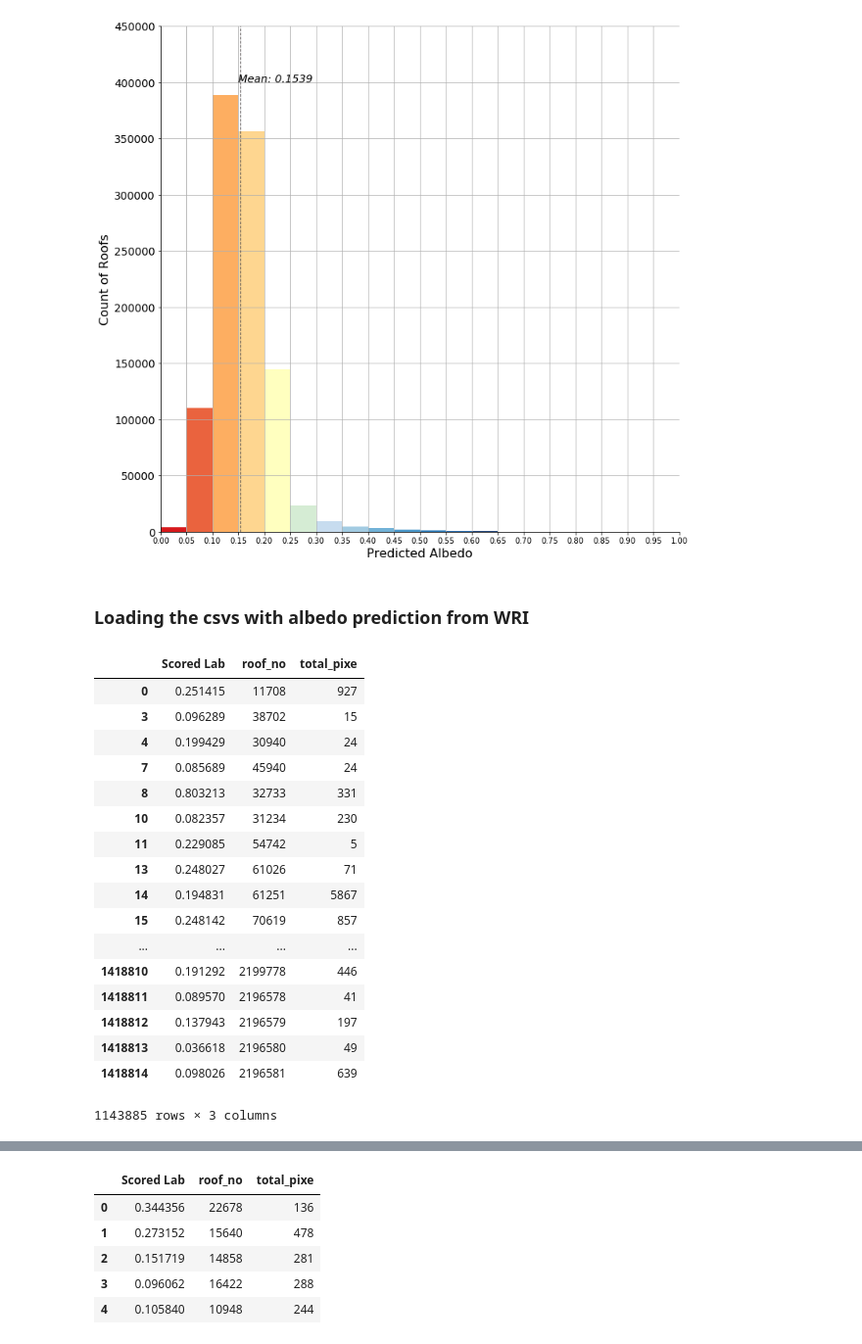
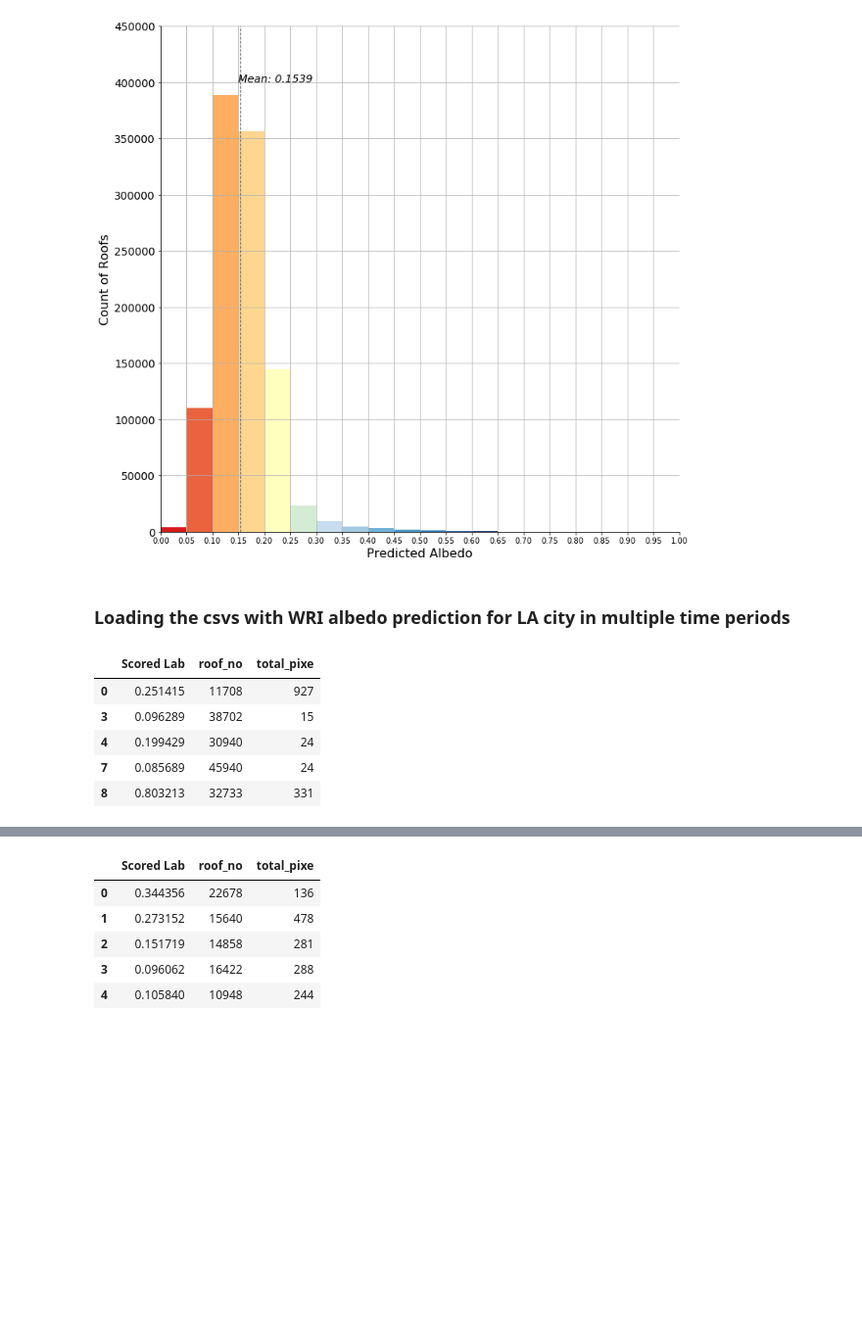
Before and after one commit to wri/UrbanHeatMitigation, a Jupyter notebook: notebooks/Vizualization/core_histogram_albedo_prediction.ipynb, the cells around one changed output, grey strips where cells are left out. Shown at 98% size. Cells and saved outputs as stored; diff of their text form; code cells hidden in the pictures; blank space fills up the shorter version.

```diff
--- a/notebooks/Vizualization/core_histogram_albedo_prediction.ipynb
+++ b/notebooks/Vizualization/core_histogram_albedo_prediction.ipynb
@@ -69,32 +68,20 @@ plt.show()
 # %% [output]
 [figure]
 # %% [markdown]
-### Loading the csvs with albedo prediction from WRI
+### Loading the csvs with WRI albedo prediction for LA city in multiple time periods
 # %%
 # prediction for LA city 2009
 
 df_2009 = pd.read_csv('pred_LA_city_2009_train-50m_pred-rf-norm_10-23_trim.csv')
 df_2009 = df_2009.sort_values('total_pixe', ascending=False).drop_duplicates('roof_no').sort_index()
-df_2009
+df_2009.head()
 # %% [output]
 |  | Scored Lab | roof_no | total_pixe |
 | 0 | 0.251415 | 11708 | 927 |
 | 3 | 0.096289 | 38702 | 15 |
 | 4 | 0.199429 | 30940 | 24 |
 | 7 | 0.085689 | 45940 | 24 |
 | 8 | 0.803213 | 32733 | 331 |
-| 10 | 0.082357 | 31234 | 230 |
-| 11 | 0.229085 | 54742 | 5 |
-| 13 | 0.248027 | 61026 | 71 |
-| 14 | 0.194831 | 61251 | 5867 |
-| 15 | 0.248142 | 70619 | 857 |
-| ... | ... | ... | ... |
-| 1418810 | 0.191292 | 2199778 | 446 |
-| 1418811 | 0.089570 | 2196578 | 41 |
-| 1418812 | 0.137943 | 2196579 | 197 |
-| 1418813 | 0.036618 | 2196580 | 49 |
-| 1418814 | 0.098026 | 2196581 | 639 |
-1143885 rows × 3 columns
 # %%
 df_2012 = pd.read_csv('pred_LA_city_2012_train-50m_pred-rf-norm_10-23_trim.csv')
 df_2012 = df_2012.sort_values('total_pixe', ascending=False).drop_duplicates('roof_no').sort_index()
```
Also changed, not shown: parts of 7 cells of this notebook.
